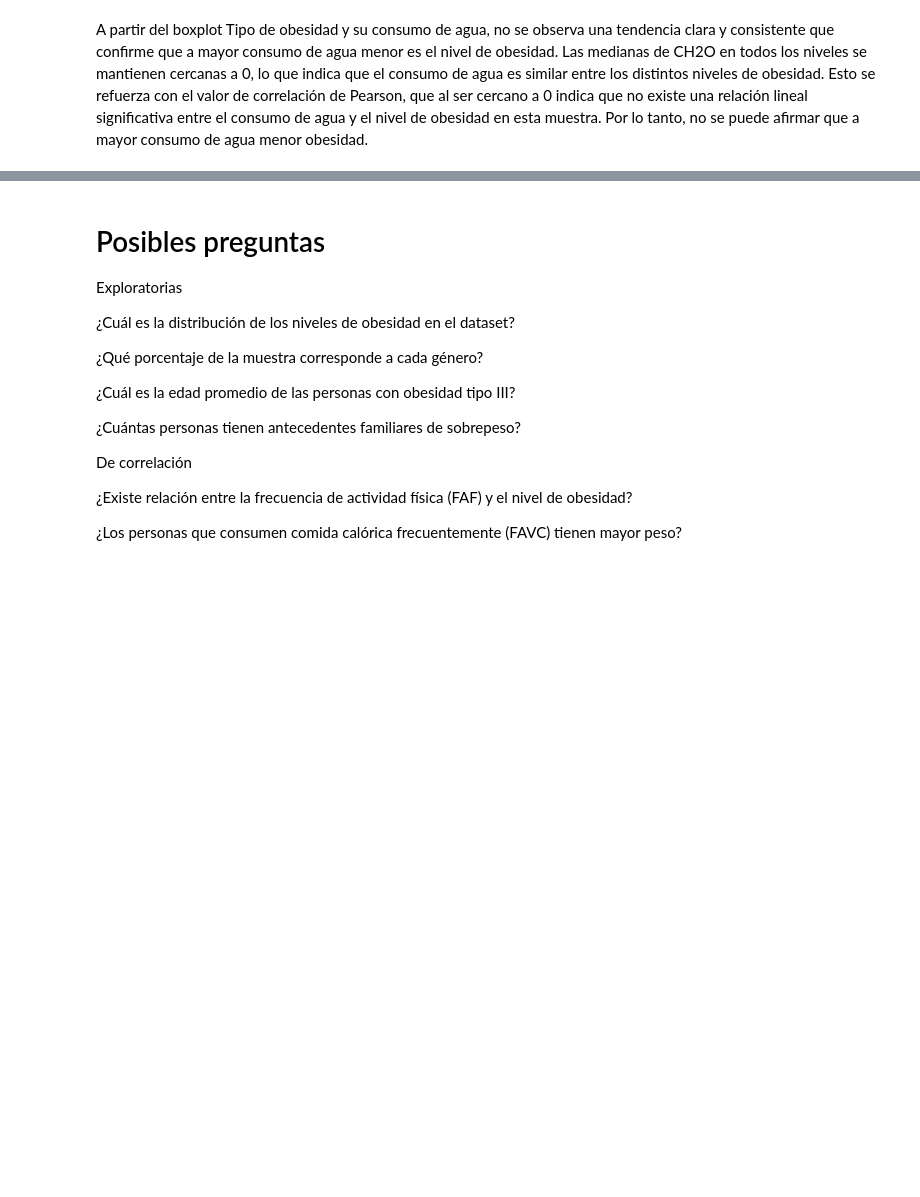
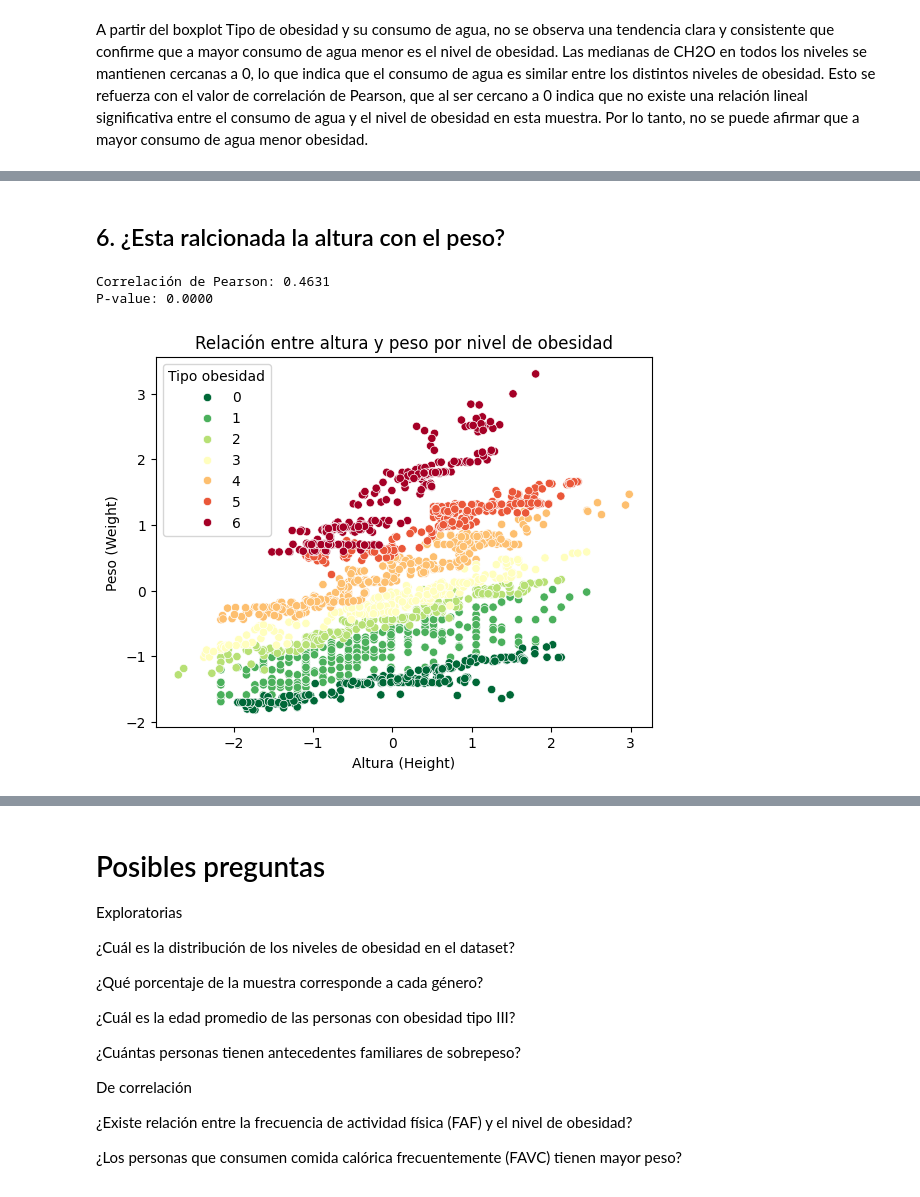
Before and after one commit to danielreyes04/Analsis-de-datos, a Jupyter notebook: Parcial2.ipynb, the cells around one changed output, grey strips where cells are left out. Drawn from its saved outputs; the diff is of its cells as text; code cells hidden in the pictures; blank space fills up the shorter version.

```diff
--- a/Parcial2.ipynb
+++ b/Parcial2.ipynb
@@ -495,0 +525,19 @@ Esto se refuerza con el valor de correlación de Pearson, que al ser cercano a 0
+# %% [markdown]
+## 6. ¿Esta ralcionada la altura con el peso?
+# %%
+corr, p_value = pearsonr(df['Height'], df['Weight'])
+
+print(f"Correlación de Pearson: {corr:.4f}")
+print(f"P-value: {p_value:.4f}")
+# %% [output]
+Correlación de Pearson: 0.4631
+P-value: 0.0000
+# %%
+sns.scatterplot(data=df, x='Height', y='Weight', hue='NObeyesdad', palette='RdYlGn_r')
+plt.title('Relación entre altura y peso por nivel de obesidad')
+plt.xlabel('Altura (Height)')
+plt.ylabel('Peso (Weight)')
+plt.legend(title='Tipo obesidad', loc='upper left')
+plt.show()
+# %% [output]
+[figure, added]
```
Also changed, not shown: parts of 8 cells of this notebook.
